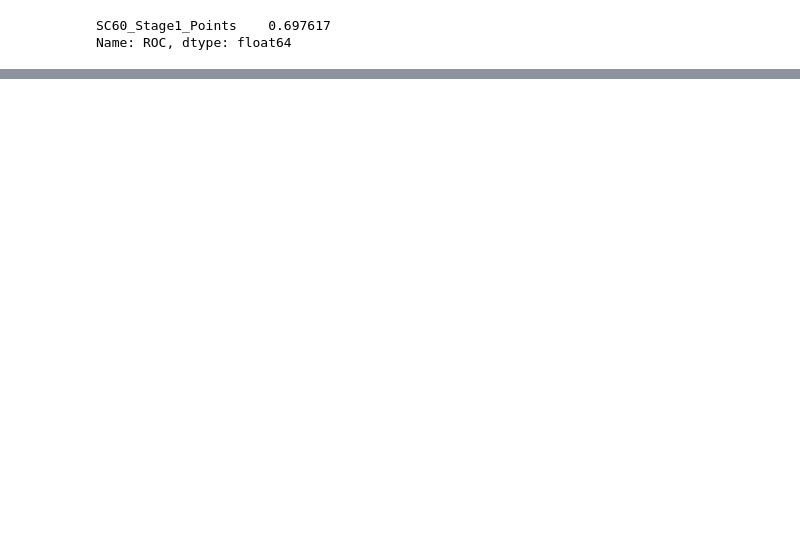
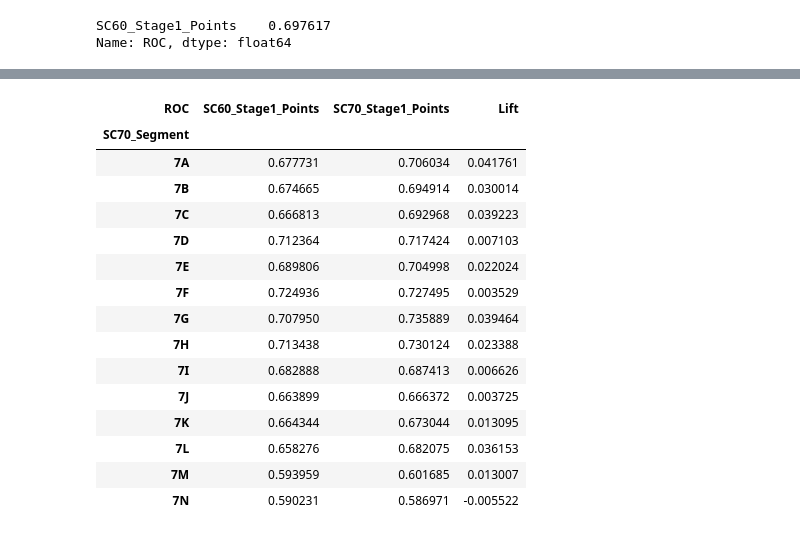
Before and after one commit to yizhou86/PythonTools, a Jupyter notebook: ROC_Func_YZH.ipynb, the cells around one changed output, grey strips where cells are left out. Drawn from its saved outputs; the diff is of its cells as text; code cells hidden in the pictures; blank space fills up the shorter version.

```diff
--- a/ROC_Func_YZH.ipynb
+++ b/ROC_Func_YZH.ipynb
@@ -120 +127,27 @@ df.groupby('SC70_Segment').apply(roc_calc,'G_B', 'SC60_Stage1_Points',\
+# %%
+# Example 4: calculate ROC for two scores group by Segment column
+
+result = df.groupby('SC70_Segment').apply(roc_calc, target, score1, score2)
+result['Lift'] = np.vectorize(lift)(result[score1], result[score2])
+
+result.to_excel("output.xlsx")  # Export result to Excel. Comment out if you don't need it.
+
+result
+# %% [output]
+| ROC | SC60_Stage1_Points | SC70_Stage1_Points | Lift |
+| SC70_Segment |  |  |  |
+| 7A | 0.677731 | 0.706034 | 0.041761 |
+| 7B | 0.674665 | 0.694914 | 0.030014 |
+| 7C | 0.666813 | 0.692968 | 0.039223 |
+| 7D | 0.712364 | 0.717424 | 0.007103 |
+| 7E | 0.689806 | 0.704998 | 0.022024 |
+| 7F | 0.724936 | 0.727495 | 0.003529 |
+| 7G | 0.707950 | 0.735889 | 0.039464 |
+| 7H | 0.713438 | 0.730124 | 0.023388 |
+| 7I | 0.682888 | 0.687413 | 0.006626 |
+| 7J | 0.663899 | 0.666372 | 0.003725 |
+| 7K | 0.664344 | 0.673044 | 0.013095 |
+| 7L | 0.658276 | 0.682075 | 0.036153 |
+| 7M | 0.593959 | 0.601685 | 0.013007 |
+| 7N | 0.590231 | 0.586971 | -0.005522 |
 # %%
```
Also changed, not shown: parts of 10 cells of this notebook.
